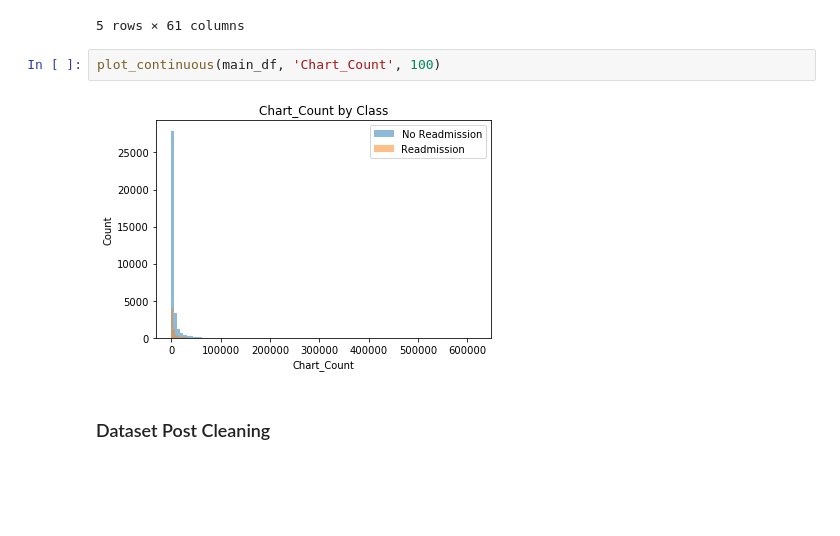
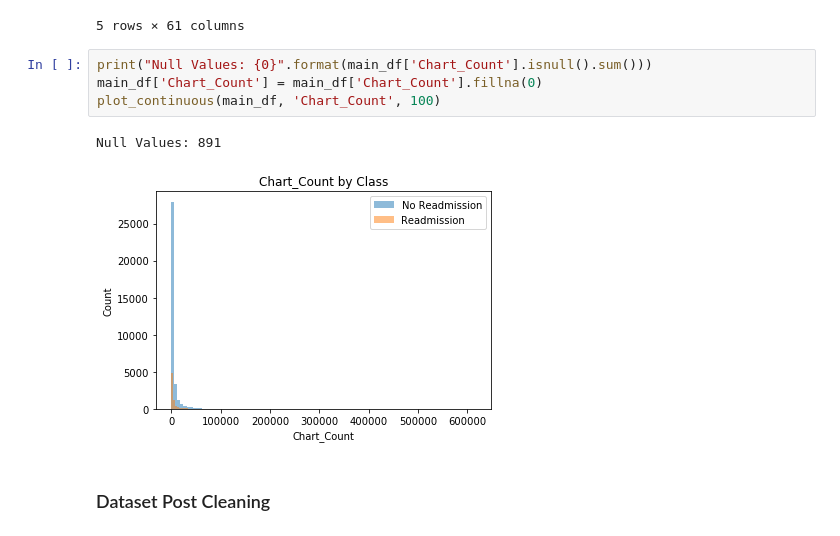
Before and after one commit to pateli18/Machine-Learning-Nanodegree, a Jupyter notebook: capstone_project/Create Dataset.ipynb, the cells around one changed output. Cells and saved outputs as stored; diff of their text form; blank space fills up the shorter version.

```diff
--- a/capstone_project/Create Dataset.ipynb
+++ b/capstone_project/Create Dataset.ipynb
@@ -616,10 +616,13 @@ main_df.head()
 | 3 | 25 | 129635 | False | 84.816667 | 0 | 1 | 0 | 0 | ... |
 | 4 | 26 | 197661 | False | 167.733333 | 0 | 1 | 0 | 0 | ... |
 5 rows × 61 columns
-# %%
-plot_continuous(main_df, 'Chart_Count', 100)
-# %% [output]
-[figure, removed]
+# %%
+print("Null Values: {0}".format(main_df['Chart_Count'].isnull().sum()))
+main_df['Chart_Count'] = main_df['Chart_Count'].fillna(0)
+plot_continuous(main_df, 'Chart_Count', 100)
+# %% [output]
+Null Values: 891
+[figure, added]
 # %% [markdown]
 ### Dataset Post Cleaning
 # %%
```
Also changed, not shown: parts of 19 cells of this notebook.
